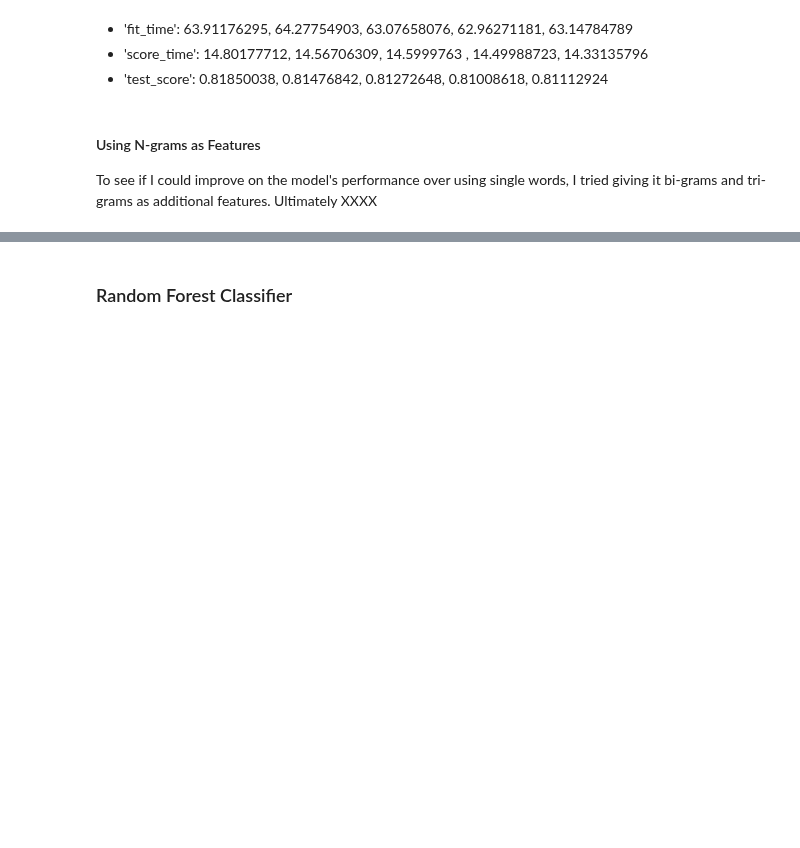
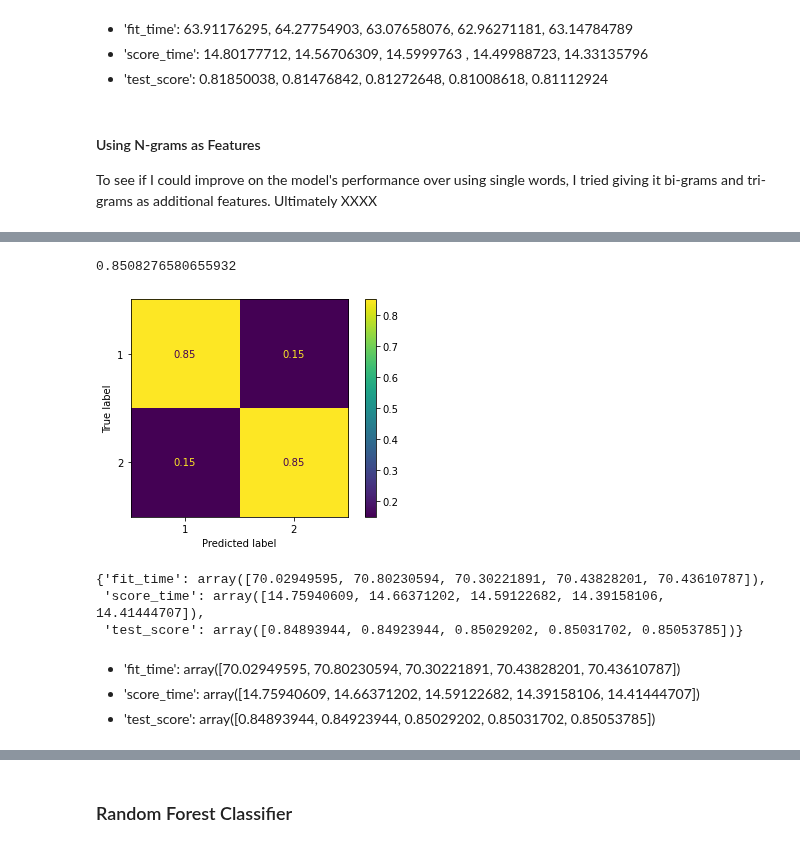
Before and after one commit to ThomasHChapman/classifying_user_reviews, a Jupyter notebook: working_notebooks/modeling_nb.ipynb, the cells around one changed output, grey strips where cells are left out. Saved outputs shown, nothing was run; the diff lists cells and outputs as text; code cells hidden in the pictures; blank space fills up the shorter version.

```diff
--- a/working_notebooks/modeling_nb.ipynb
+++ b/working_notebooks/modeling_nb.ipynb
@@ -187,19 +254,27 @@ Stochastic gradient descent is another technique that is very common in natural
 # %%
 # Instantiate the SGDC Classifier pipeline
 sgdc_pipe = ImPipeline(steps=[
-                            ('vect', TfidfVectorizer(max_features=max_features,
-                                                    #max_df=0.95,
-                                                   # min_df=0.05
-                                                    )),
-                            ('sgdc', SGDClassifier(random_state=42))
+                            ('vect', TfidfVectorizer()),
+                            ('cf', SGDClassifier(random_state=42))
                             ]
 )
 
 #Fit SGDC pipe on the training data, get predictions and plot confusion matrix
 sgdc_pipe.fit(X, y)
 sgdc_yhat = sgdc_pipe.predict(X)
 plot_confusion_matrix(sgdc_pipe, X, y, normalize='true');
 print(accuracy_score(y, sgdc_yhat))
+# %% [output]
+0.8508276580655932
+[figure, added]
 # %%
 # Obtained cross-validated accuracy score
-# cross_validate(sgdc_pipe, X, y)
+cross_validate(sgdc_pipe, X, y)
+# %% [output]
+{'fit_time': array([70.02949595, 70.80230594, 70.30221891, 70.43828201, 70.43610787]),
+ 'score_time': array([14.75940609, 14.66371202, 14.59122682, 14.39158106, 14.41444707]),
+ 'test_score': array([0.84893944, 0.84923944, 0.85029202, 0.85031702, 0.85053785])}
+# %% [markdown]
+- 'fit_time': array([70.02949595, 70.80230594, 70.30221891, 70.43828201, 70.43610787])
+- 'score_time': array([14.75940609, 14.66371202, 14.59122682, 14.39158106, 14.41444707])
+- 'test_score': array([0.84893944, 0.84923944, 0.85029202, 0.85031702, 0.85053785])
```
Also changed, not shown: parts of 33 cells of this notebook.
